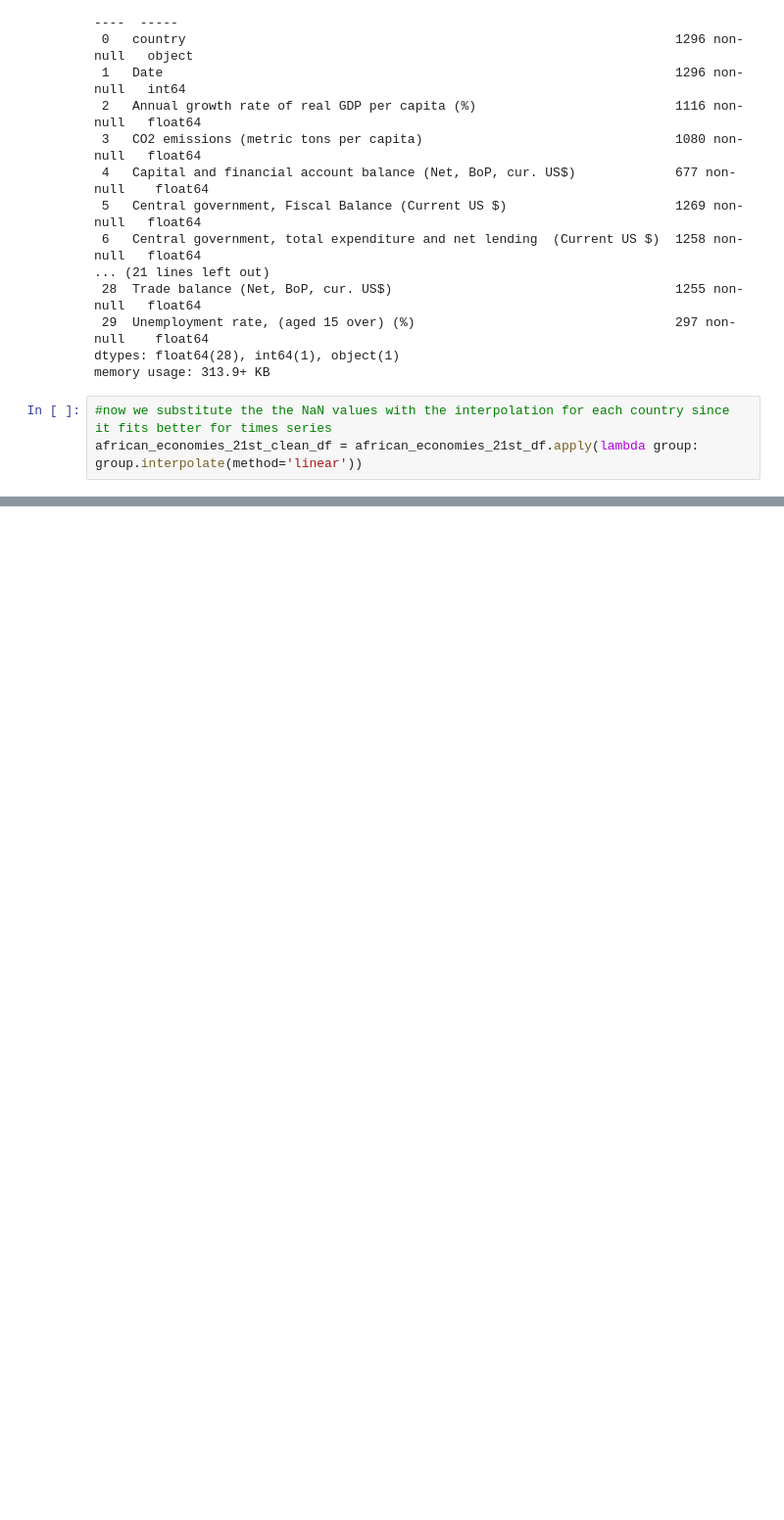
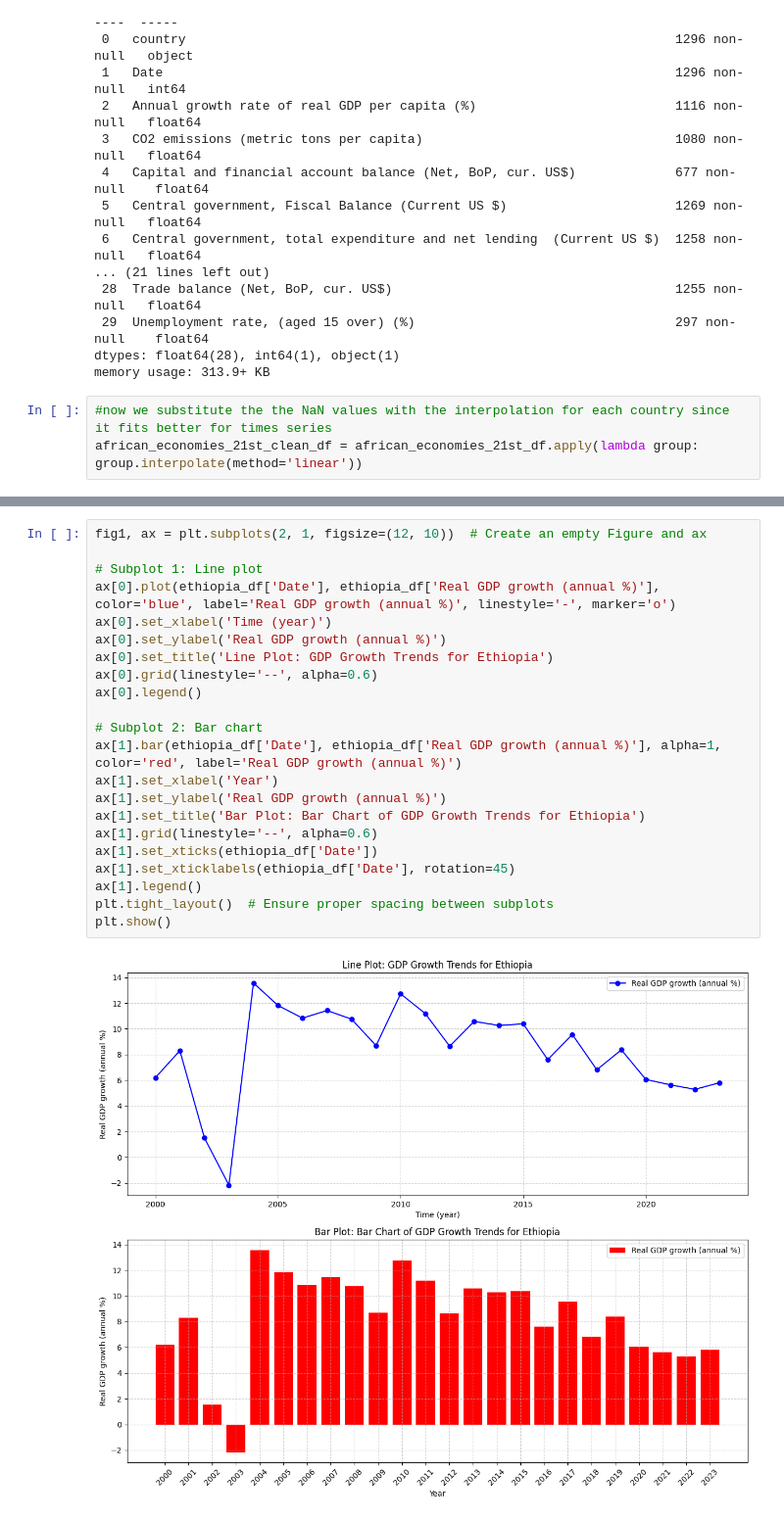
Before and after one commit to arsenilsina/prog_project, a Jupyter notebook: african_economies.ipynb, the cells around one changed output, grey strips where cells are left out. Shown: that part at 98% size. Cells and saved outputs as stored; diff of their text form; blank space fills up the shorter version.

```diff
--- a/african_economies.ipynb
+++ b/african_economies.ipynb
@@ -88,0 +148,24 @@ african_economies_21st_clean_df = african_economies_21st_df.apply(lambda group:
+# %%
+fig1, ax = plt.subplots(2, 1, figsize=(12, 10))  # Create an empty Figure and ax
+
+# Subplot 1: Line plot
+ax[0].plot(ethiopia_df['Date'], ethiopia_df['Real GDP growth (annual %)'], color='blue', label='Real GDP growth (annual %)', linestyle='-', marker='o')
+ax[0].set_xlabel('Time (year)')
+ax[0].set_ylabel('Real GDP growth (annual %)')
+ax[0].set_title('Line Plot: GDP Growth Trends for Ethiopia')
+ax[0].grid(linestyle='--', alpha=0.6)
+ax[0].legend()
+
+# Subplot 2: Bar chart
+ax[1].bar(ethiopia_df['Date'], ethiopia_df['Real GDP growth (annual %)'], alpha=1, color='red', label='Real GDP growth (annual %)')
+ax[1].set_xlabel('Year')
+ax[1].set_ylabel('Real GDP growth (annual %)')
+ax[1].set_title('Bar Plot: Bar Chart of GDP Growth Trends for Ethiopia')
+ax[1].grid(linestyle='--', alpha=0.6)
+ax[1].set_xticks(ethiopia_df['Date'])
+ax[1].set_xticklabels(ethiopia_df['Date'], rotation=45)
+ax[1].legend()
+plt.tight_layout()  # Ensure proper spacing between subplots
+plt.show()
+# %% [output]
+[figure, added]
```
Also changed, not shown: parts of 15 cells of this notebook, 1 other file.
